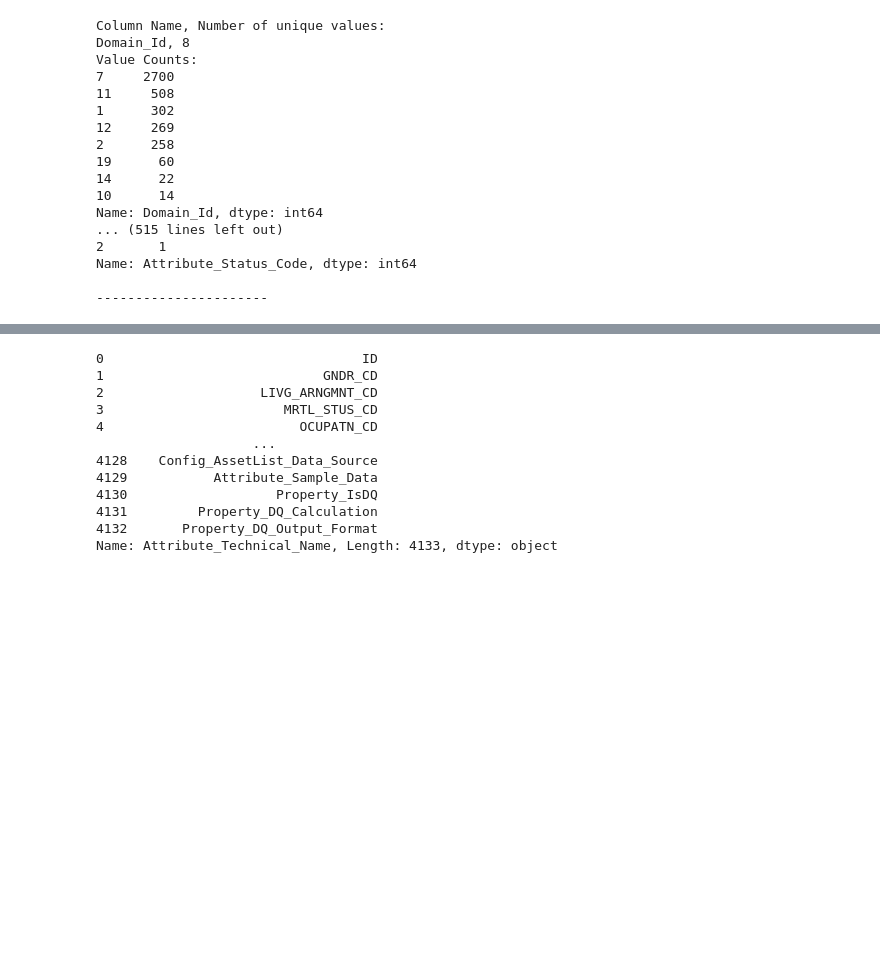
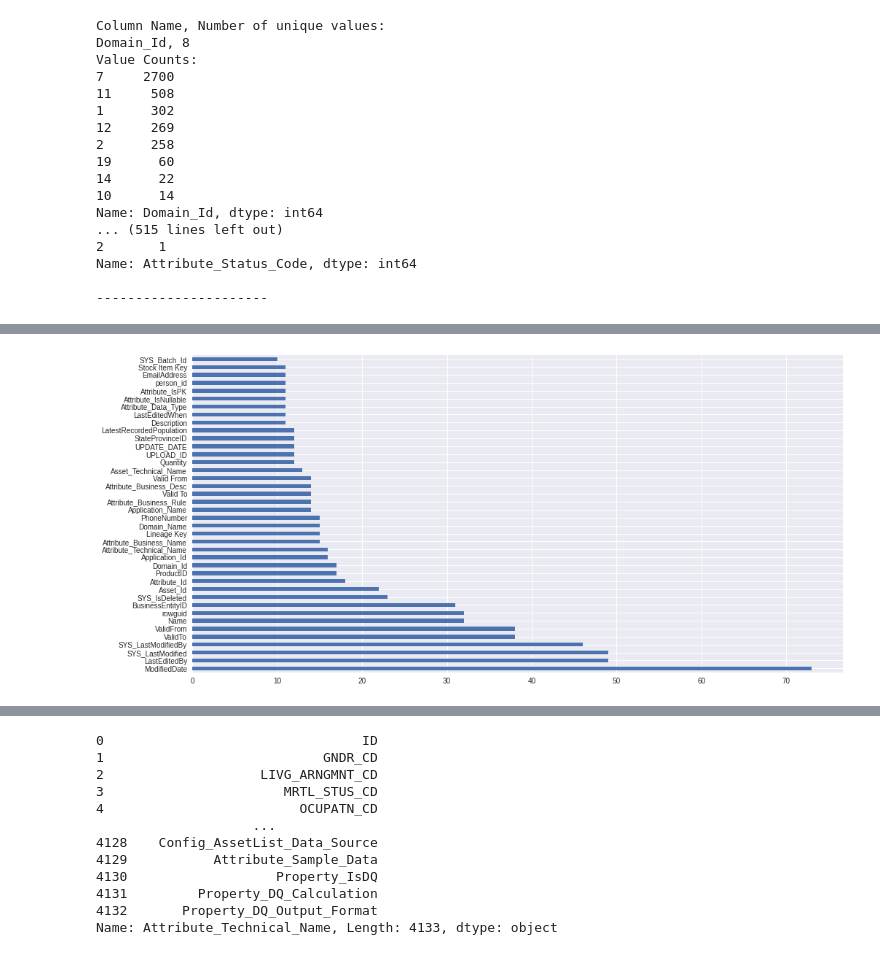
Before and after one commit to mmonch/Sidecar_Project, a Jupyter notebook: notebooks/Sidecar_Project.ipynb, the cells around one changed output, grey strips where cells are left out. Saved outputs shown, nothing was run; the diff lists cells and outputs as text; code cells hidden in the pictures; blank space fills up the shorter version.

```diff
--- a/notebooks/Sidecar_Project.ipynb
+++ b/notebooks/Sidecar_Project.ipynb
@@ -282 +277,8 @@ SizeUnitMeasureCode          1
 Name: Attribute_Technical_Name, Length: 1998, dtype: int64
+# %%
+data["Attribute_Technical_Name"].value_counts()[:40].plot(kind="barh")
+fig = plt.gcf()
+fig.set_size_inches(16,8)
+plt.show()
+# %% [output]
+[figure, added]
```
Also changed, not shown: parts of 24 cells of this notebook.
